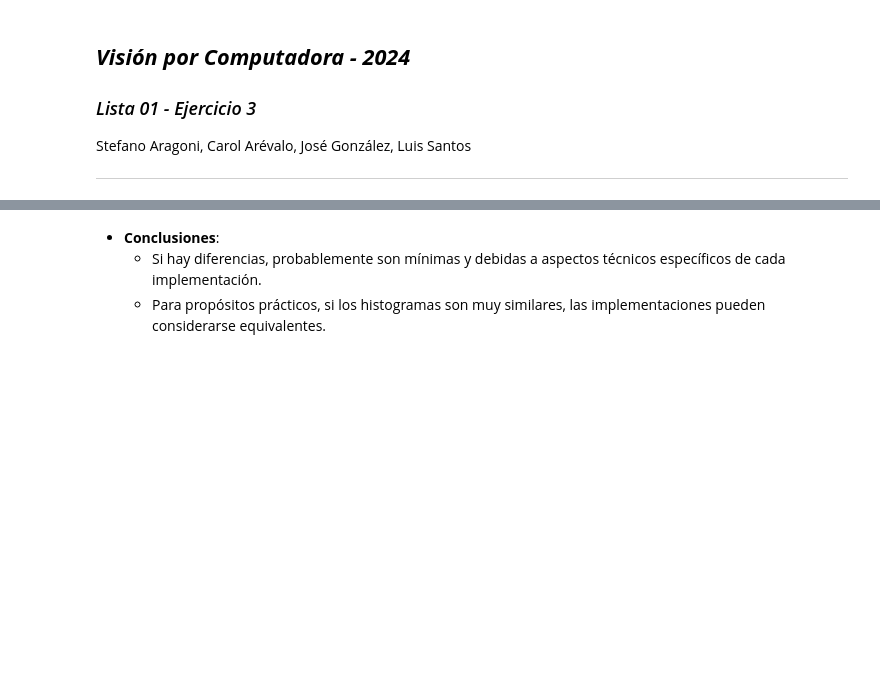
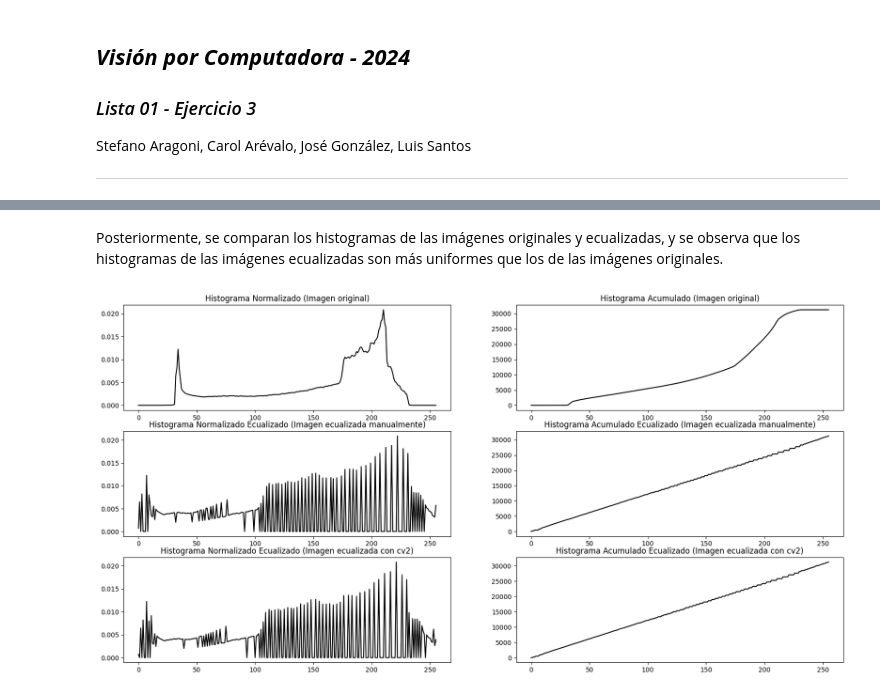
Before and after one commit to stefanoaragoni/computerVision_lista01, a Jupyter notebook: Lista01_Ejercicio3.ipynb, the cells around one changed output, grey strips where cells are left out. Saved outputs shown, nothing was run; the diff lists cells and outputs as text; code cells hidden in the pictures; blank space fills up the shorter version.

```diff
--- a/Lista01_Ejercicio3.ipynb
+++ b/Lista01_Ejercicio3.ipynb
@@ -100,4 +84,35 @@ plot_images_and_histograms(image, equalized_img, hist_normalized, np.histogram(c
-# %% [markdown]
-- **Conclusiones**:
-  - Si hay diferencias, probablemente son mínimas y debidas a aspectos técnicos específicos de cada implementación.
-  - Para propósitos prácticos, si los histogramas son muy similares, las implementaciones pueden considerarse equivalentes.
+# %% [markdown]
+Posteriormente, se comparan los histogramas de las imágenes originales y ecualizadas, y se observa que los histogramas de las imágenes ecualizadas son más uniformes que los de las imágenes originales.
+# %%
+def plot_histograms(hist_normalized, hist_cum, hist_normalized_eq, hist_cum_eq, cv2_equalized_img):
+
+    fig, axes = plt.subplots(3, 2, figsize=(20, 10))
+    ax = axes.ravel()
+
+    ax[0].plot(hist_normalized, color='black')
+    ax[0].set_title('Histograma Normalizado (Imagen original)')
+
+    ax[1].plot(hist_cum, color='black')
+    ax[1].set_title('Histograma Acumulado (Imagen original)')
+
+    ax[2].plot(hist_normalized_eq, color='black')
+    ax[2].set_title('Histograma Normalizado Ecualizado (Imagen ecualizada manualmente)')
+
+    ax[3].plot(hist_cum_eq, color='black')
+    ax[3].set_title('Histograma Acumulado Ecualizado (Imagen ecualizada manualmente)')
+
+    hist_eq_cv, bins_eq_cv = np.histogram(cv2_equalized_img.flatten(), 256, [0, 255])
+    hist_normalized_eq_cv = hist_eq_cv / hist_eq_cv.sum()
+    hist_cum_eq_cv = hist_eq_cv.cumsum() * hist_eq_cv.max() / hist_eq_cv.cumsum().max()
+
+    ax[4].plot(hist_normalized_eq_cv, color='black')
+    ax[4].set_title('Histograma Normalizado Ecualizado (Imagen ecualizada con cv2)')
+
+    ax[5].plot(hist_cum_eq_cv, color='black')
+    ax[5].set_title('Histograma Acumulado Ecualizado (Imagen ecualizada con cv2)')
+
+    plt.show()
+# %%
+plot_histograms(hist_normalized, cdf_normalized, hist_normalized_eq, cdf_m_eq, cv2_equalized_img)
+# %% [output]
+[figure, added]
```
Also changed, not shown: parts of 13 cells of this notebook.
